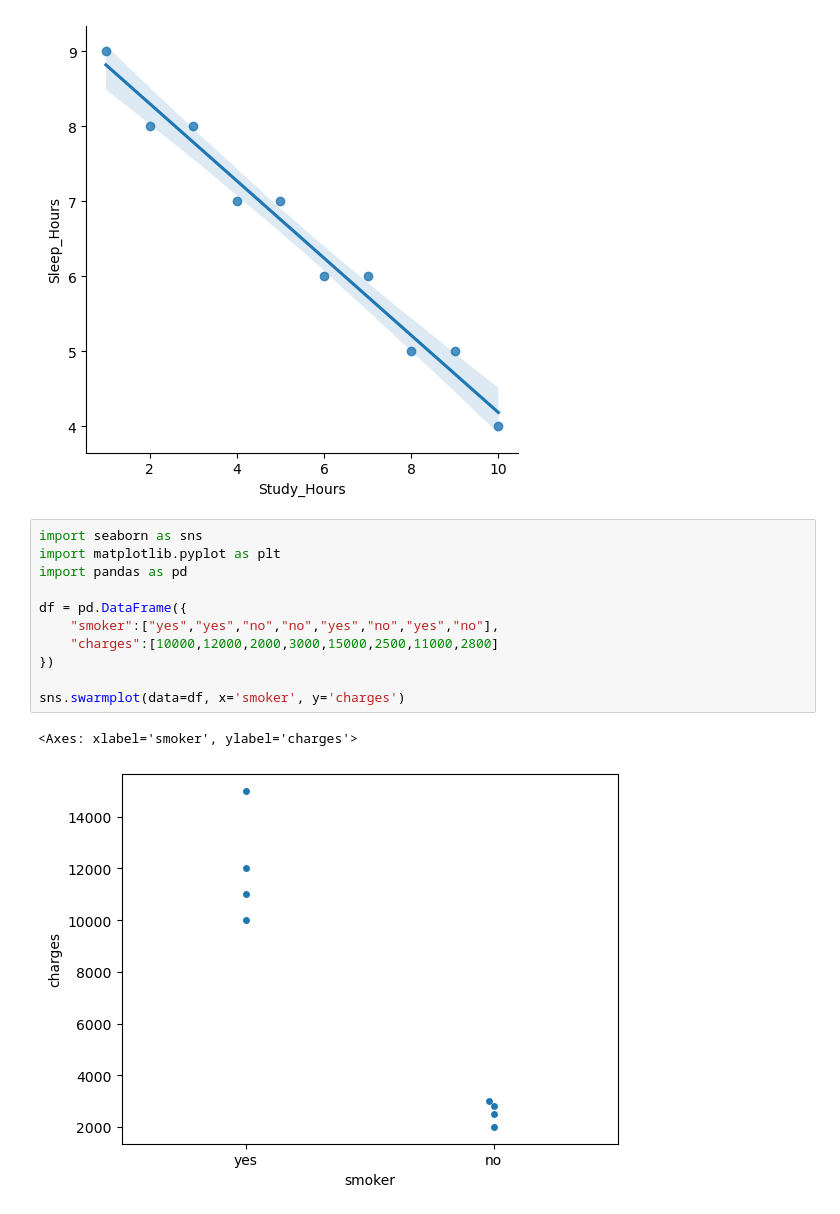
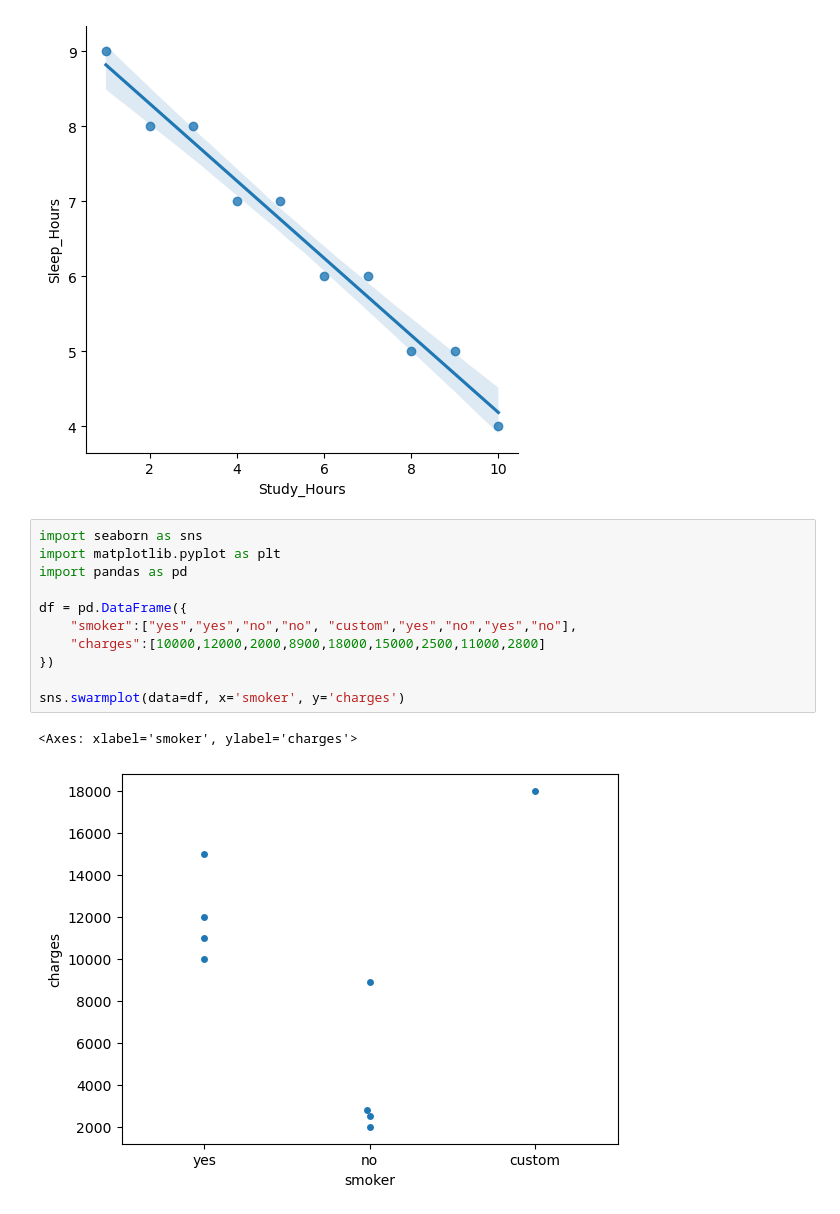
Before and after one commit to Honore-models/Pandas, a Jupyter notebook: Datavisualization_notebooks/visualization.ipynb, the cells around one changed output. Saved outputs shown, nothing was run; the diff lists cells and outputs as text.

```diff
--- a/Datavisualization_notebooks/visualization.ipynb
+++ b/Datavisualization_notebooks/visualization.ipynb
@@ -78,14 +78,14 @@ sns.lmplot(data=df, x="Study_Hours", y="Sleep_Hours")
 # %%
 import seaborn as sns
 import matplotlib.pyplot as plt
 import pandas as pd
 
 df = pd.DataFrame({
-    "smoker":["yes","yes","no","no","yes","no","yes","no"],
-    "charges":[10000,12000,2000,3000,15000,2500,11000,2800]
+    "smoker":["yes","yes","no","no", "custom","yes","no","yes","no"],
+    "charges":[10000,12000,2000,8900,18000,15000,2500,11000,2800]
 })
 
 sns.swarmplot(data=df, x='smoker', y='charges')
 # %% [output]
 <Axes: xlabel='smoker', ylabel='charges'>
-[figure, old version]
+[figure, new version]
```
